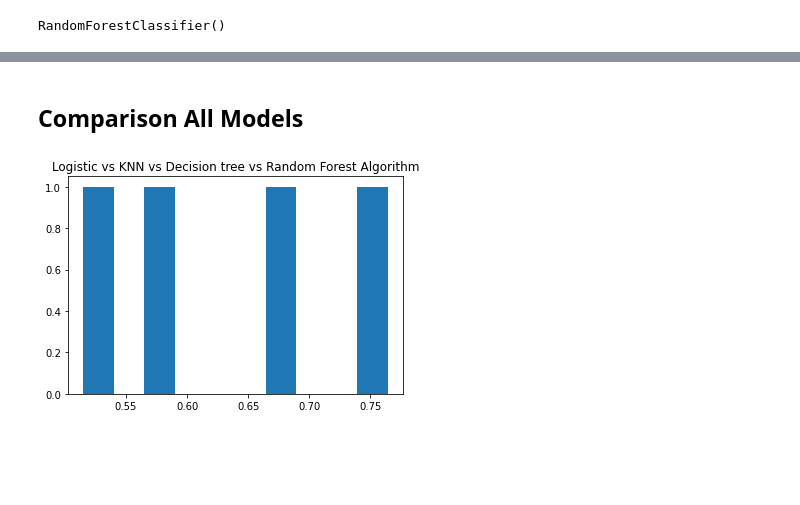
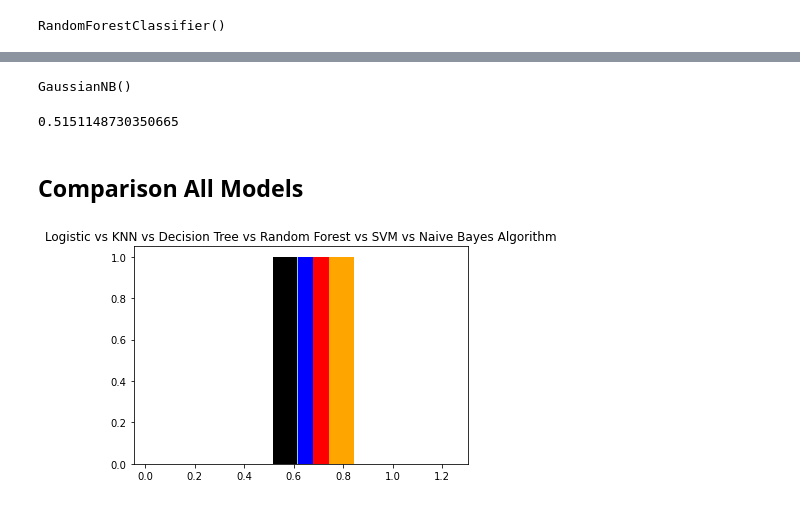
Before and after one commit to Venki95/InitialCoinOffering_MachineLearningProject, a Jupyter notebook: Initial Coin Offer(ICO).ipynb, the cells around one changed output, grey strips where cells are left out. Cells and saved outputs as stored; diff of their text form; code cells hidden in the pictures; blank space fills up the shorter version.

```diff
--- a/Initial Coin Offer(ICO).ipynb
+++ b/Initial Coin Offer(ICO).ipynb
@@ -266,0 +277,3 @@ random_score
+# %%
+svm_score = svm.score(x_test,y_test)
+svm_score
@@ -267,9 +286,30 @@ random_score
+# %%
+naive = GaussianNB()
+# %%
+naive.fit(x_train,y_train)
+# %% [output]
+GaussianNB()
+# %%
+naive_score = naive.score(x_test,y_test)
+naive_score
+# %% [output]
+0.5151148730350665
 # %% [markdown]
 ## Comparison All Models
 # %%
-models = log_score,knn_score,tree_score,random_score
-plt.hist(models)
-plt.title('Logistic vs KNN vs Decision tree vs Random Forest Algorithm')
+log_model = log_score
+knn_model = knn_score
+tree_model = tree_score
+random_model = random_score
+svm_model = svm_score
+naive_model = naive_score
+plt.hist(log_model,color='Green')
+plt.hist(knn_model,color='Blue')
+plt.hist(tree_model,color='Red')
+plt.hist(random_model,color='Orange')
+plt.hist(svm_model,color='skyblue')
+plt.hist(naive_model,color='Black')
+plt.title("Logistic vs KNN vs Decision Tree vs Random Forest vs SVM vs Naive Bayes Algorithm")
 plt.show()
 # %% [output]
-[figure, old version]
+[figure, new version]
```
Also changed, not shown: parts of 9 cells of this notebook.
